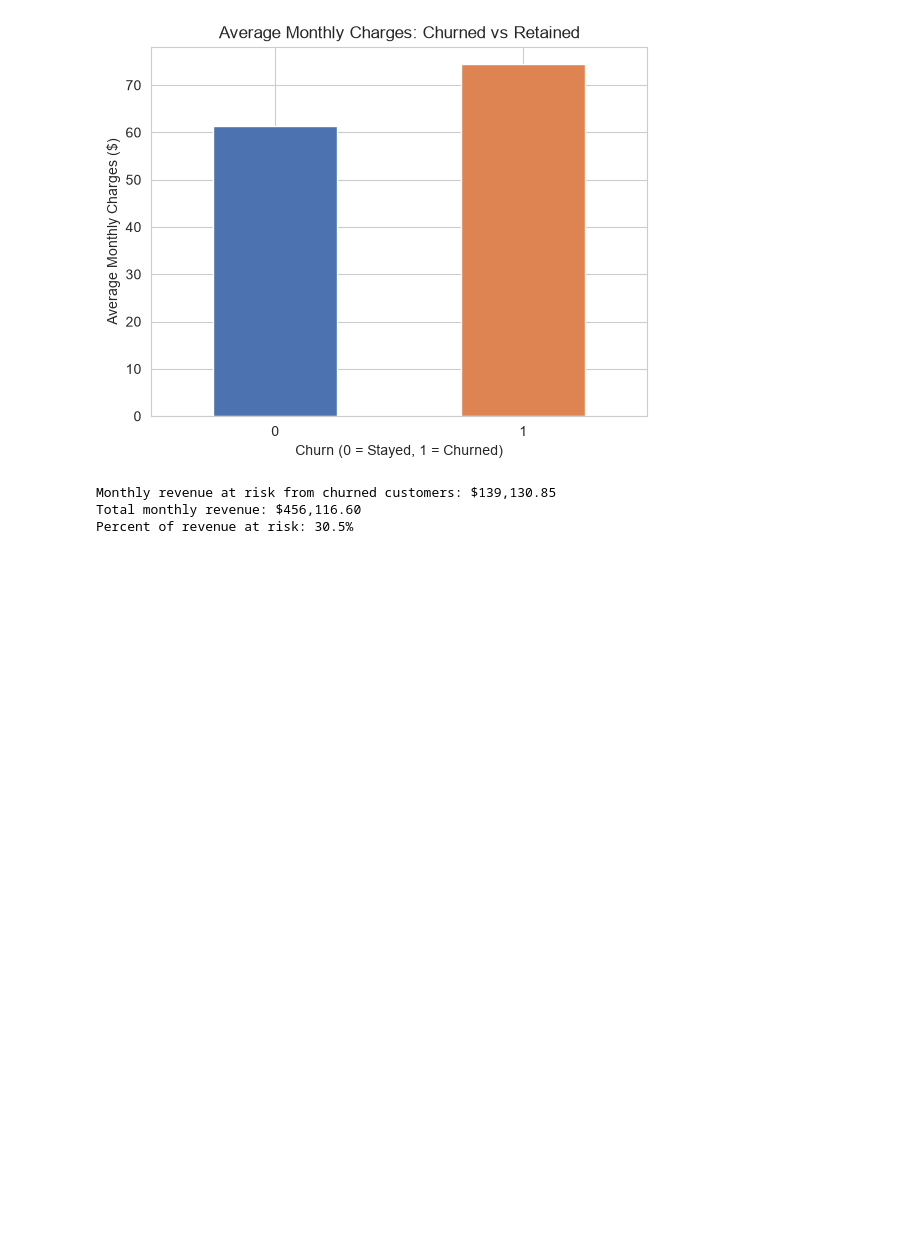
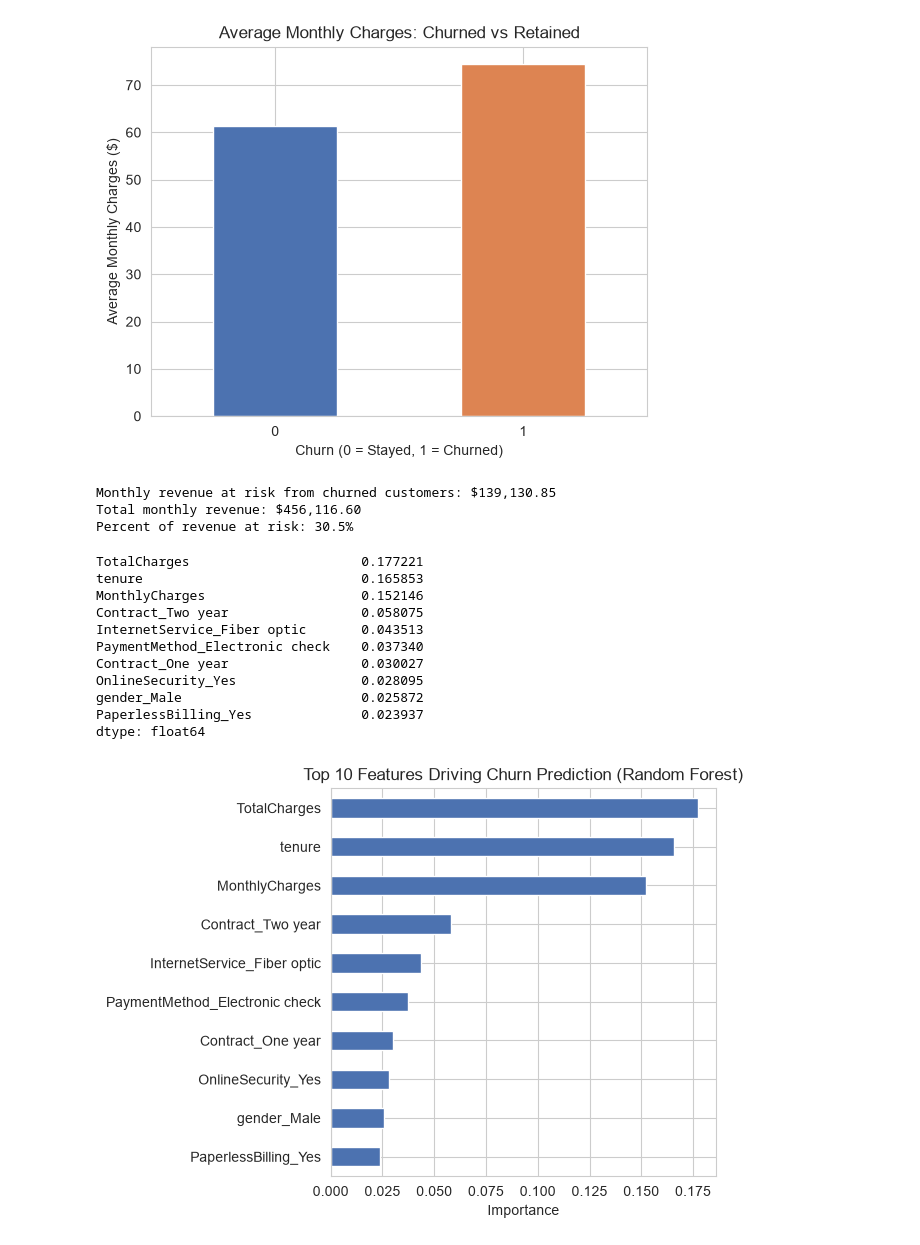
Before and after one commit to KrupaP99/customer-churn-prediction, a Jupyter notebook: notebooks/01_eda.ipynb, the cells around one changed output. Saved outputs shown, nothing was run; the diff lists cells and outputs as text; code cells hidden in the pictures; blank space fills up the shorter version.

Commit message:
feat: add feature importance analysis for both models

```diff
--- a/notebooks/01_eda.ipynb
+++ b/notebooks/01_eda.ipynb
@@ -126,3 +126,37 @@ print(f"Percent of revenue at risk: {pct_at_risk:.1%}")
 Monthly revenue at risk from churned customers: $139,130.85
 Total monthly revenue: $456,116.60
 Percent of revenue at risk: 30.5%
+# %%
+from features import build_features
+from train_model import prepare_train_test, train_logistic_regression, train_random_forest
+
+features_df = build_features(df)
+X_train, X_test, y_train, y_test = prepare_train_test(features_df)
+
+log_model, scaler = train_logistic_regression(X_train, y_train)
+rf_model = train_random_forest(X_train, y_train)
+# %%
+importances = pd.Series(rf_model.feature_importances_, index=X_train.columns)
+top_features = importances.sort_values(ascending=False).head(10)
+
+print(top_features)
+
+top_features.sort_values().plot(kind='barh', color='#4C72B0')
+plt.title('Top 10 Features Driving Churn Prediction (Random Forest)')
+plt.xlabel('Importance')
+plt.tight_layout()
+plt.savefig('../outputs/feature_importance.png', dpi=150)
+plt.show()
+# %% [output]
+TotalCharges                      0.177221
+tenure                            0.165853
+MonthlyCharges                    0.152146
+Contract_Two year                 0.058075
+InternetService_Fiber optic       0.043513
+PaymentMethod_Electronic check    0.037340
+Contract_One year                 0.030027
+OnlineSecurity_Yes                0.028095
+gender_Male                       0.025872
+PaperlessBilling_Yes              0.023937
+dtype: float64
+[figure, added]
```
Also changed, not shown: parts of 1 cell of this notebook, 1 other file.
